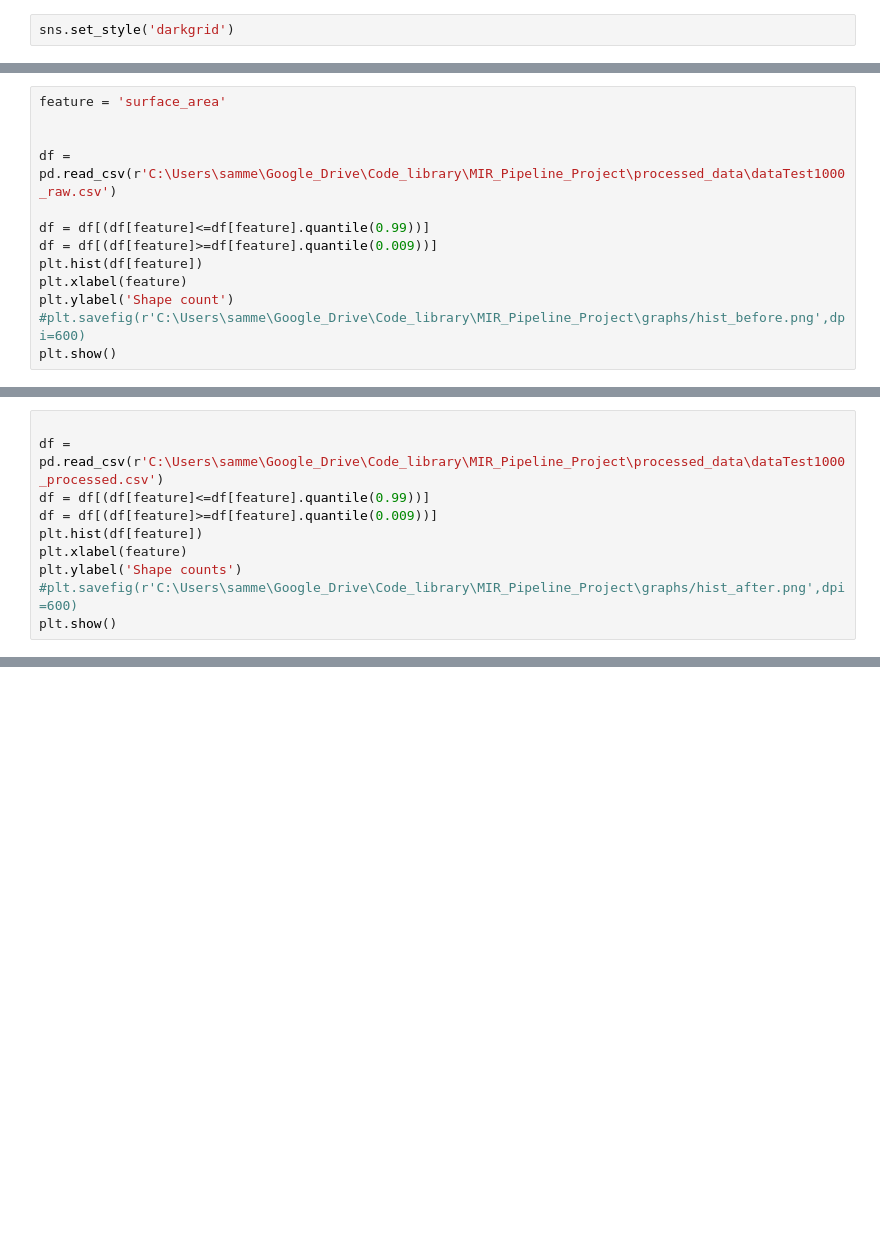
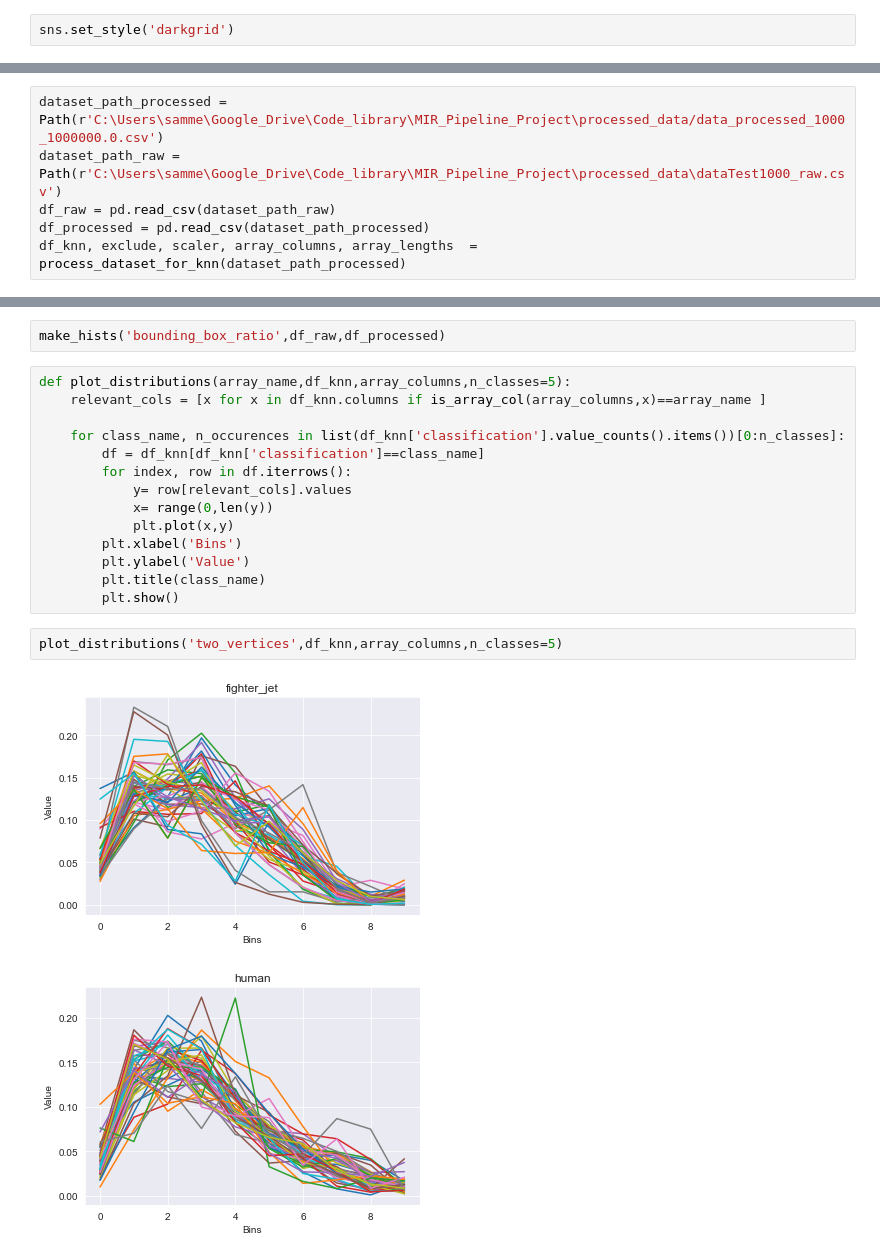
Before and after one commit to SamGalanakis/MIR_Pipeline_Project, a Jupyter notebook: src/visualizations.ipynb, the cells around one changed output, grey strips where cells are left out. Cells and saved outputs as stored; diff of their text form; blank space fills up the shorter version.

Commit message:
histogram utils refactor, added visualizations for histograms

```diff
--- a/src/visualizations.ipynb
+++ b/src/visualizations.ipynb
@@ -16,13 +10,0 @@ df.shape
-# %%
-feature = 'surface_area'
-
-
-df = pd.read_csv(r'C:\Users\samme\Google_Drive\Code_library\MIR_Pipeline_Project\processed_data\dataTest1000_raw.csv')
-
-df = df[(df[feature]<=df[feature].quantile(0.99))]
-df = df[(df[feature]>=df[feature].quantile(0.009))]
-plt.hist(df[feature])
-plt.xlabel(feature)
-plt.ylabel('Shape count')
-#plt.savefig(r'C:\Users\samme\Google_Drive\Code_library\MIR_Pipeline_Project\graphs/hist_before.png',dpi=600)
-plt.show()
@@ -31,10 +10,0 @@ plt.show()
-# %%
-
-df = pd.read_csv(r'C:\Users\samme\Google_Drive\Code_library\MIR_Pipeline_Project\processed_data\dataTest1000_processed.csv')
-df = df[(df[feature]<=df[feature].quantile(0.99))]
-df = df[(df[feature]>=df[feature].quantile(0.009))]
-plt.hist(df[feature])
-plt.xlabel(feature)
-plt.ylabel('Shape counts')
-#plt.savefig(r'C:\Users\samme\Google_Drive\Code_library\MIR_Pipeline_Project\graphs/hist_after.png',dpi=600)
-plt.show()
@@ -46,0 +11,6 @@ df.n_triangles.max()
+# %%
+dataset_path_processed = Path(r'C:\Users\samme\Google_Drive\Code_library\MIR_Pipeline_Project\processed_data/data_processed_1000_1000000.0.csv')
+dataset_path_raw = Path(r'C:\Users\samme\Google_Drive\Code_library\MIR_Pipeline_Project\processed_data\dataTest1000_raw.csv')
+df_raw = pd.read_csv(dataset_path_raw)
+df_processed = pd.read_csv(dataset_path_processed)
+df_knn, exclude, scaler, array_columns, array_lengths  =  process_dataset_for_knn(dataset_path_processed)
@@ -46,0 +44,21 @@ df.n_triangles.max()
+# %%
+make_hists('bounding_box_ratio',df_raw,df_processed)
+# %%
+def plot_distributions(array_name,df_knn,array_columns,n_classes=5):
+    relevant_cols = [x for x in df_knn.columns if is_array_col(array_columns,x)==array_name ]
+
+    for class_name, n_occurences in list(df_knn['classification'].value_counts().items())[0:n_classes]:
+        df = df_knn[df_knn['classification']==class_name]
+        for index, row in df.iterrows():
+            y= row[relevant_cols].values
+            x= range(0,len(y))
+            plt.plot(x,y)
+        plt.xlabel('Bins')
+        plt.ylabel('Value')
+        plt.title(class_name)
+        plt.show()
+# %%
+plot_distributions('two_vertices',df_knn,array_columns,n_classes=5)
+# %% [output]
+[figure, added]
+[figure, added]
```
Also changed, not shown: parts of 13 cells of this notebook, 9 other files.
